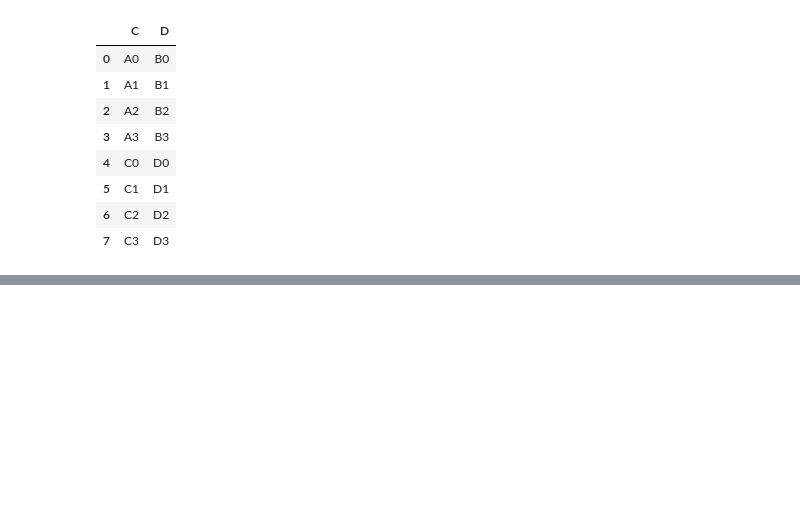
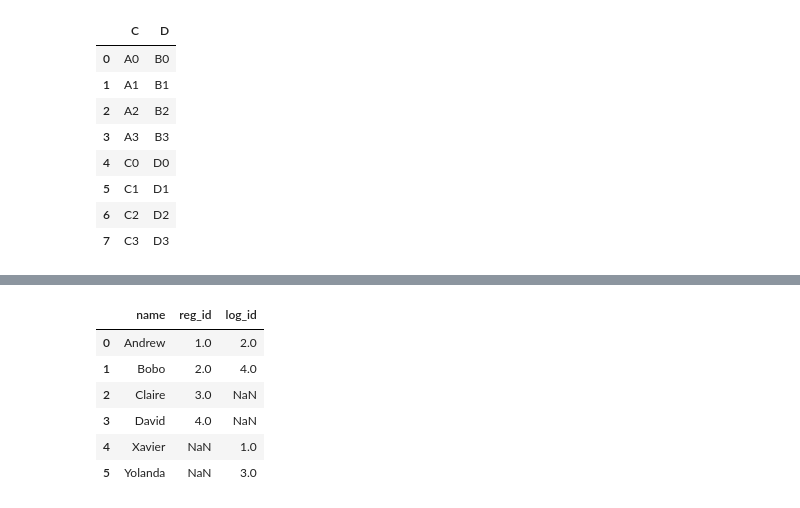
Before and after one commit to lamntt/data-science, a Jupyter notebook: Pandas/6.Combining-DataFrames.ipynb, the cells around one changed output, grey strips where cells are left out. Saved outputs shown, nothing was run; the diff lists cells and outputs as text; code cells hidden in the pictures; blank space fills up the shorter version.

```diff
--- a/Pandas/6.Combining-DataFrames.ipynb
+++ b/Pandas/6.Combining-DataFrames.ipynb
@@ -72,3 +72,6 @@ my_concat
 | 5 | C1 | D1 |
 | 6 | C2 | D2 |
 | 7 | C3 | D3 |
+# %%
+registrations = pd.DataFrame({'reg_id':[1,2,3,4],'name':['Andrew','Bobo','Claire','David']})
+logins = pd.DataFrame({'log_id':[1,2,3,4],'name':['Xavier','Andrew','Yolanda','Bobo']})
@@ -74,0 +132,2 @@ my_concat
+# %%
+registrations = registrations.set_index('name')
@@ -74,0 +150,2 @@ my_concat
+# %%
+registrations = registrations.reset_index()
@@ -74,0 +160,10 @@ my_concat
+# %%
+pd.merge(registrations,logins,how='outer',on='name')
+# %% [output]
+|  | name | reg_id | log_id |
+| 0 | Andrew | 1.0 | 2.0 |
+| 1 | Bobo | 2.0 | 4.0 |
+| 2 | Claire | 3.0 | NaN |
+| 3 | David | 4.0 | NaN |
+| 4 | Xavier | NaN | 1.0 |
+| 5 | Yolanda | NaN | 3.0 |
```
Also changed, not shown: parts of 20 cells of this notebook.
